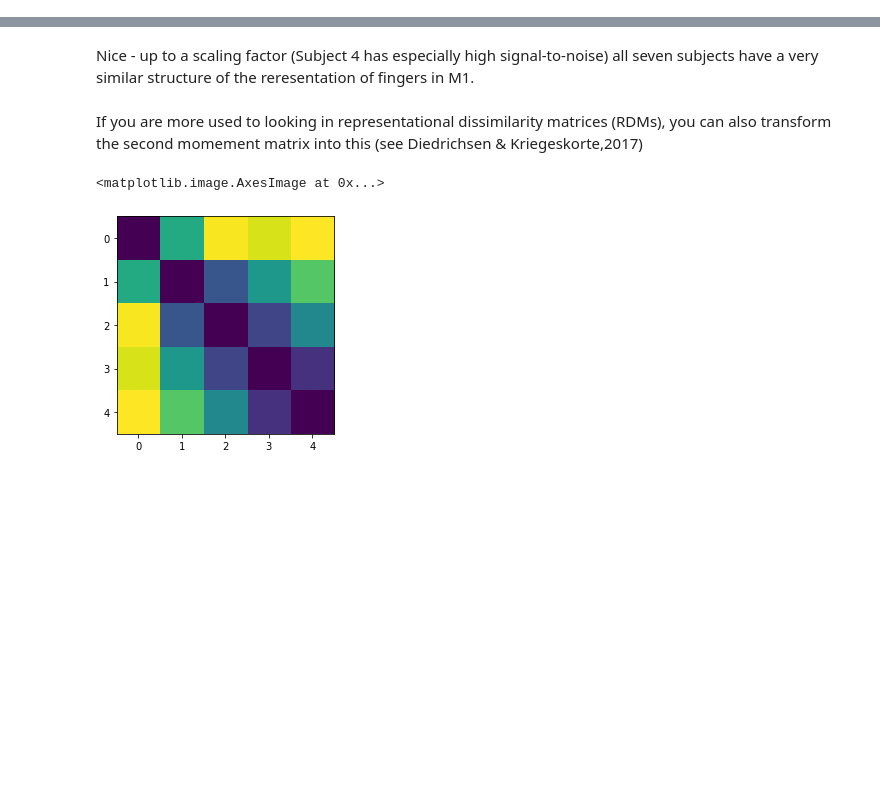
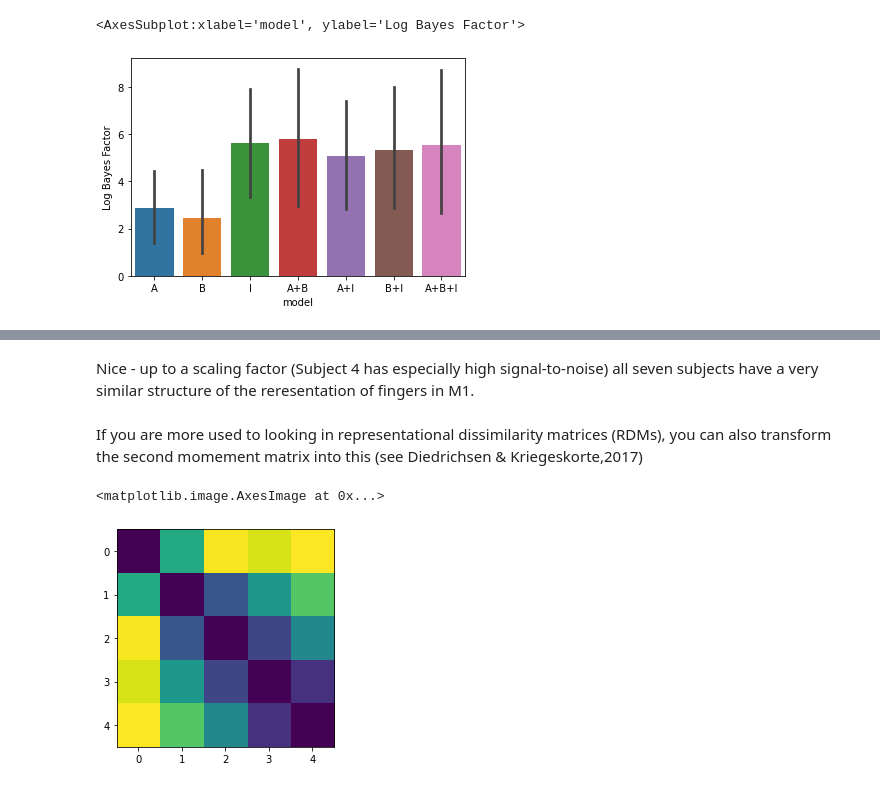
Before and after one commit to DiedrichsenLab/PcmPy, a Jupyter notebook: docs/demos/demo_modelfamily.ipynb, the cells around one changed output, grey strips where cells are left out. Cells and saved outputs as stored; diff of their text form; code cells hidden in the pictures; blank space fills up the shorter version.

```diff
--- a/docs/demos/demo_modelfamily.ipynb
+++ b/docs/demos/demo_modelfamily.ipynb
@@ -15,4 +10,0 @@ Read in the activity Data (`Data`), condition vector (`cond_vec`), partition vec
-# %%
-f = open('data_demo_finger7T.p','rb')
-Data,cond_vec,part_vec,modelM = pickle.load(f)
-f.close()
@@ -38,0 +40,9 @@ for i in range(N):
+# %%
+# Now generate 20 data set from the full model
+trueModel = MF[-1]
+[cond_vec,part_vec]=pcm.sim.make_design(6,8)
+D = pcm.sim.make_dataset(trueModel,np.array([-1.0,-1.0,-1.0]),
+        signal=0.1,
+        n_sim = 20,
+        n_channel=20,part_vec=part_vec,
+        cond_vec=cond_vec)
@@ -38,0 +52,8 @@ for i in range(N):
+# %%
+# Fit the data and display the relative likelihood.
+T,theta=pcm.fit_model_individ(D,MF,verbose=False,fixed_effect='block', fit_scale=False)
+# Here we correcting for the number of parameters (using AIC)
+pcm.vis.model_plot(T.likelihood-MF.num_comp_per_m)
+# %% [output]
+<AxesSubplot:xlabel='model', ylabel='Log Bayes Factor'>
+[figure, added]
```
Also changed, not shown: parts of 23 cells of this notebook, 2 other files.
